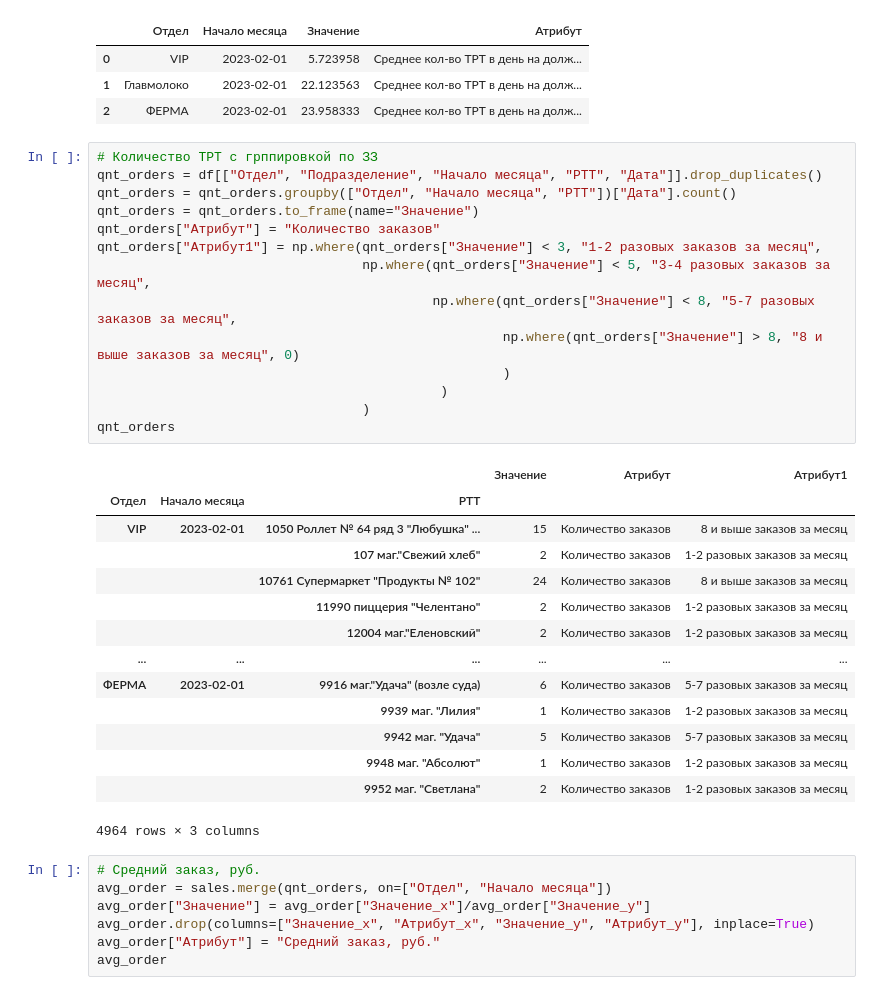
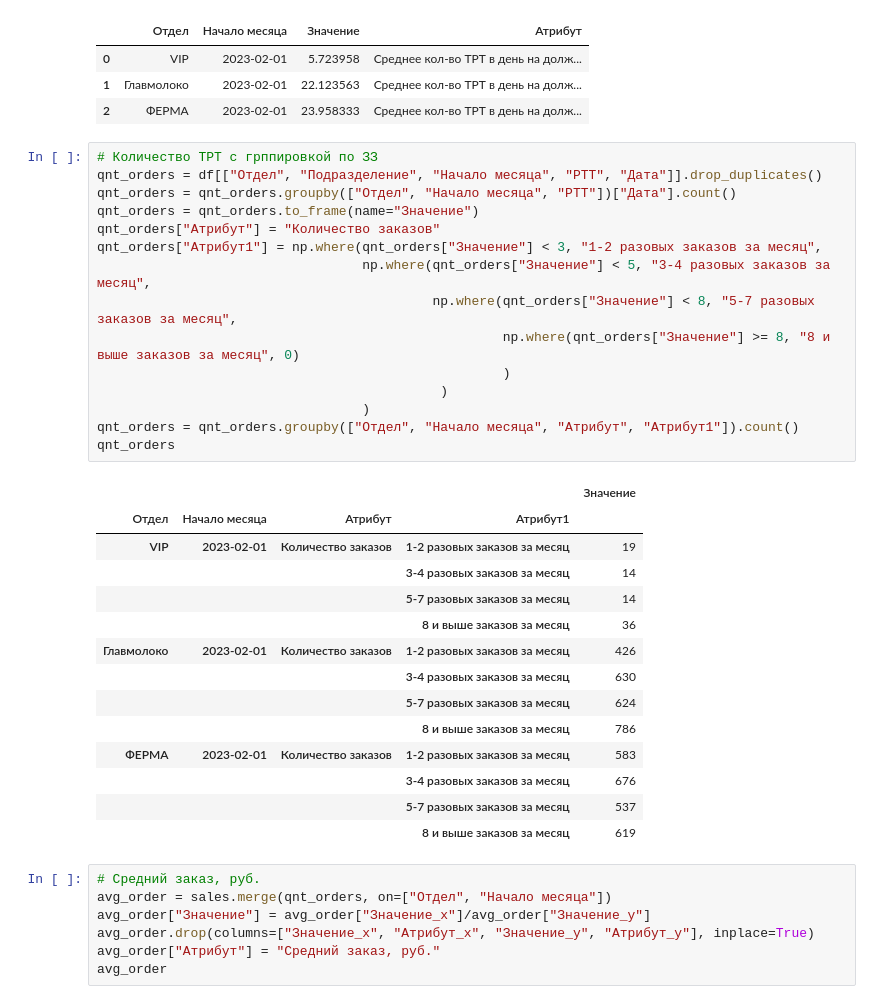
Before and after one commit to alexandrdera/YM, a Jupyter notebook: ftt.ipynb, the cells around one changed output. Cells and saved outputs as stored; diff of their text form.

Commit message:
Поправил отчет Количество ТРТ с грппировкой по ЗЗ

```diff
--- a/ftt.ipynb
+++ b/ftt.ipynb
@@ -154,32 +154,33 @@ avq_rtt_day_post
 # %%
 # Количество ТРТ с грппировкой по ЗЗ
 qnt_orders = df[["Отдел", "Подразделение", "Начало месяца", "РТТ", "Дата"]].drop_duplicates()
 qnt_orders = qnt_orders.groupby(["Отдел", "Начало месяца", "РТТ"])["Дата"].count()
 qnt_orders = qnt_orders.to_frame(name="Значение")
 qnt_orders["Атрибут"] = "Количество заказов"
 qnt_orders["Атрибут1"] = np.where(qnt_orders["Значение"] < 3, "1-2 разовых заказов за месяц",
                                   np.where(qnt_orders["Значение"] < 5, "3-4 разовых заказов за месяц",
                                            np.where(qnt_orders["Значение"] < 8, "5-7 разовых заказов за месяц",
-                                                    np.where(qnt_orders["Значение"] > 8, "8 и выше заказов за месяц", 0)
+                                                    np.where(qnt_orders["Значение"] >= 8, "8 и выше заказов за месяц", 0)
                                                     )
                                             )
                                   )
+qnt_orders = qnt_orders.groupby(["Отдел", "Начало месяца", "Атрибут", "Атрибут1"]).count()
 qnt_orders
 # %% [output]
-|  |  |  | Значение | Атрибут | Атрибут1 |
-| Отдел | Начало месяца | РТТ |  |  |  |
-| VIP | 2023-02-01 | 1050 Роллет № 64 ряд 3 "Любушка" ... | 15 | Количество заказов | 8 и выше заказов за месяц |
-|  |  | 107 маг."Свежий хлеб" | 2 | Количество заказов | 1-2 разовых заказов за месяц |
-|  |  | 10761 Супермаркет "Продукты № 102" | 24 | Количество заказов | 8 и выше заказов за месяц |
-|  |  | 11990 пиццерия "Челентано" | 2 | Количество заказов | 1-2 разовых заказов за месяц |
-|  |  | 12004 маг."Еленовский" | 2 | Количество заказов | 1-2 разовых заказов за месяц |
-| ... | ... | ... | ... | ... | ... |
-| ФЕРМА | 2023-02-01 | 9916 маг."Удача" (возле суда) | 6 | Количество заказов | 5-7 разовых заказов за месяц |
-|  |  | 9939 маг. "Лилия" | 1 | Количество заказов | 1-2 разовых заказов за месяц |
-|  |  | 9942 маг. "Удача" | 5 | Количество заказов | 5-7 разовых заказов за месяц |
-|  |  | 9948 маг. "Абсолют" | 1 | Количество заказов | 1-2 разовых заказов за месяц |
-|  |  | 9952 маг. "Светлана" | 2 | Количество заказов | 1-2 разовых заказов за месяц |
+|  |  |  |  | Значение |
+| Отдел | Начало месяца | Атрибут | Атрибут1 |  |
+| VIP | 2023-02-01 | Количество заказов | 1-2 разовых заказов за месяц | 19 |
+|  |  |  | 3-4 разовых заказов за месяц | 14 |
+|  |  |  | 5-7 разовых заказов за месяц | 14 |
+|  |  |  | 8 и выше заказов за месяц | 36 |
+| Главмолоко | 2023-02-01 | Количество заказов | 1-2 разовых заказов за месяц | 426 |
+|  |  |  | 3-4 разовых заказов за месяц | 630 |
+|  |  |  | 5-7 разовых заказов за месяц | 624 |
+|  |  |  | 8 и выше заказов за месяц | 786 |
+| ФЕРМА | 2023-02-01 | Количество заказов | 1-2 разовых заказов за месяц | 583 |
+|  |  |  | 3-4 разовых заказов за месяц | 676 |
+|  |  |  | 5-7 разовых заказов за месяц | 537 |
+|  |  |  | 8 и выше заказов за месяц | 619 |
-4964 rows × 3 columns
 # %%
 # Средний заказ, руб.
 avg_order = sales.merge(qnt_orders, on=["Отдел", "Начало месяца"])
```
